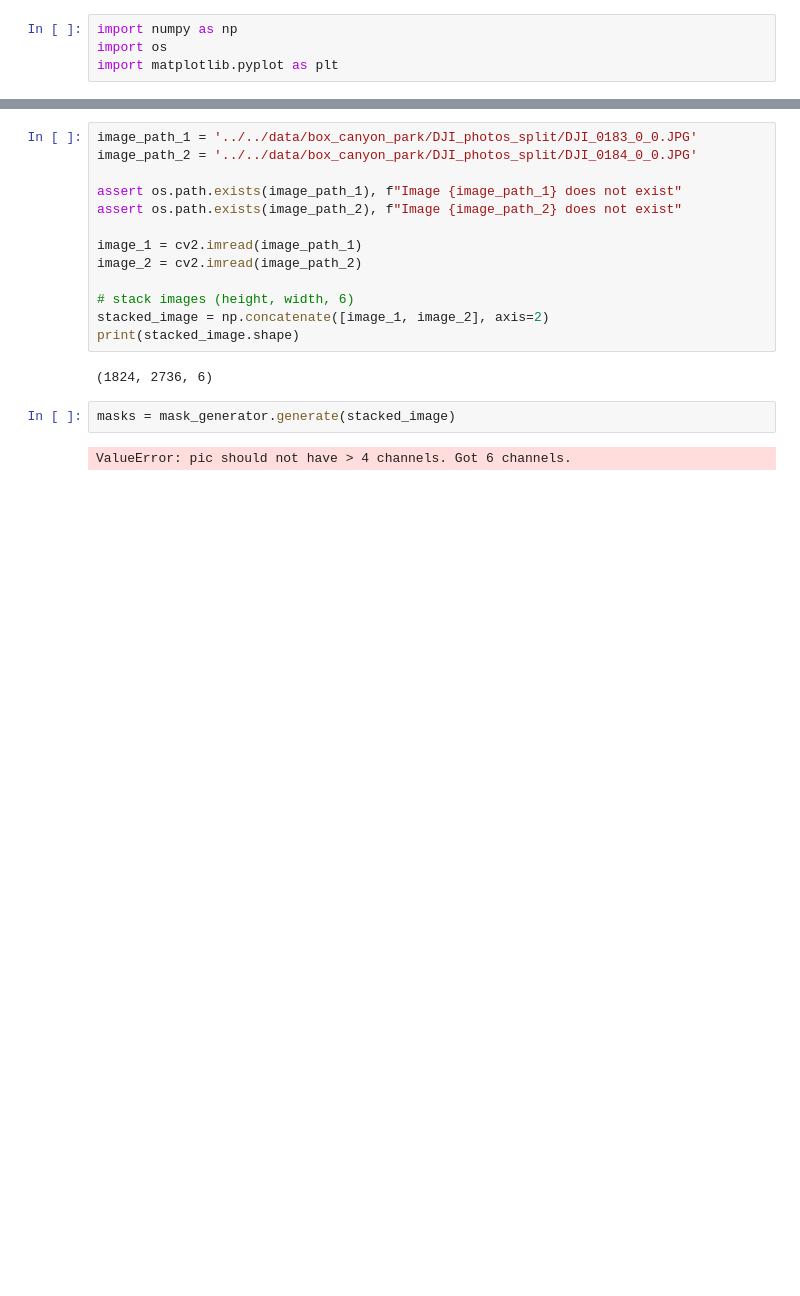
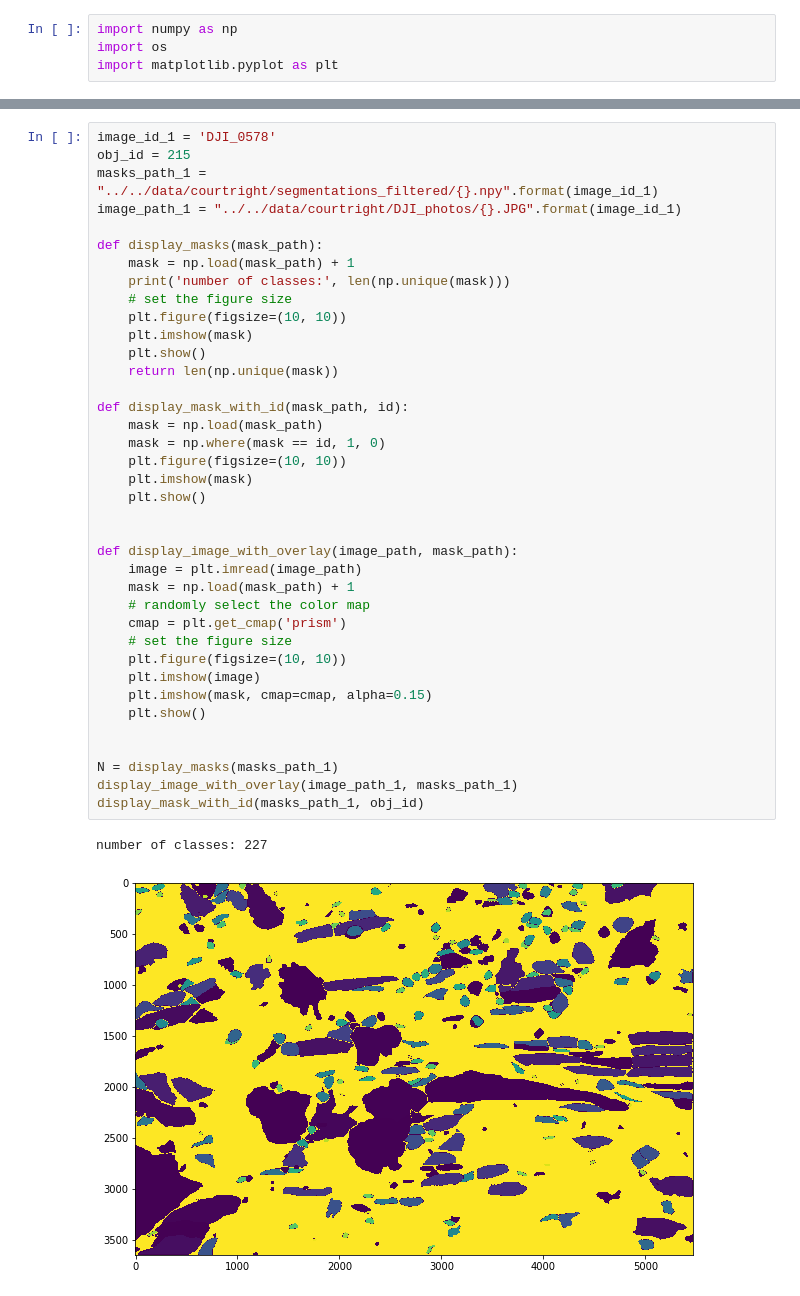
Before and after one commit to ZhiangChen/SegMo3D, a Jupyter notebook: semantic_SfM/ssfm/display_image_segmentation.ipynb, the cells around one changed output, grey strips where cells are left out. Drawn from its saved outputs; the diff is of its cells as text; blank space fills up the shorter version.

```diff
--- a/semantic_SfM/ssfm/display_image_segmentation.ipynb
+++ b/semantic_SfM/ssfm/display_image_segmentation.ipynb
@@ -362,19 +205,41 @@ Sam(
-# %%
-image_path_1 = '../../data/box_canyon_park/DJI_photos_split/DJI_0183_0_0.JPG'
-image_path_2 = '../../data/box_canyon_park/DJI_photos_split/DJI_0184_0_0.JPG'
-
-assert os.path.exists(image_path_1), f"Image {image_path_1} does not exist"
-assert os.path.exists(image_path_2), f"Image {image_path_2} does not exist"
-
-image_1 = cv2.imread(image_path_1)
-image_2 = cv2.imread(image_path_2)
-
-# stack images (height, width, 6)
-stacked_image = np.concatenate([image_1, image_2], axis=2)
-print(stacked_image.shape)
-# %% [output]
-(1824, 2736, 6)
-# %%
-masks = mask_generator.generate(stacked_image)
-# %% [output]
-ValueError: pic should not have > 4 channels. Got 6 channels.
+# %%
+image_id_1 = 'DJI_0578'
+obj_id = 215
+masks_path_1 = "../../data/courtright/segmentations_filtered/{}.npy".format(image_id_1)
+image_path_1 = "../../data/courtright/DJI_photos/{}.JPG".format(image_id_1)
+
+def display_masks(mask_path):
+    mask = np.load(mask_path) + 1
+    print('number of classes:', len(np.unique(mask)))
+    # set the figure size
+    plt.figure(figsize=(10, 10))
+    plt.imshow(mask)
+    plt.show()
+    return len(np.unique(mask))
+
+def display_mask_with_id(mask_path, id):
+    mask = np.load(mask_path)
+    mask = np.where(mask == id, 1, 0)
+    plt.figure(figsize=(10, 10))
+    plt.imshow(mask)
+    plt.show()
+
+
+def display_image_with_overlay(image_path, mask_path):
+    image = plt.imread(image_path)
+    mask = np.load(mask_path) + 1
+    # randomly select the color map
+    cmap = plt.get_cmap('prism')
+    # set the figure size
+    plt.figure(figsize=(10, 10))
+    plt.imshow(image)
+    plt.imshow(mask, cmap=cmap, alpha=0.15)
+    plt.show()
+
+
+N = display_masks(masks_path_1)
+display_image_with_overlay(image_path_1, masks_path_1)
+display_mask_with_id(masks_path_1, obj_id)
+# %% [output]
+number of classes: 227
+[figure, added]
```
Also changed, not shown: parts of 25 cells of this notebook, 14 other files.
